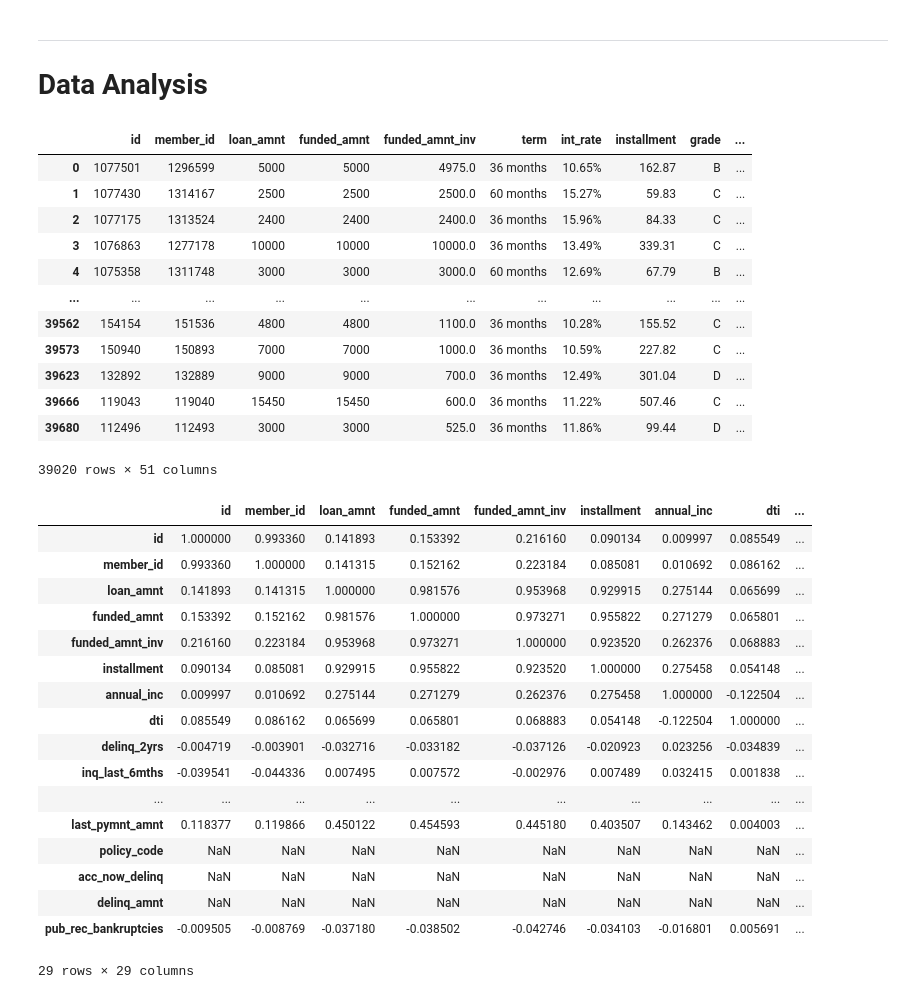
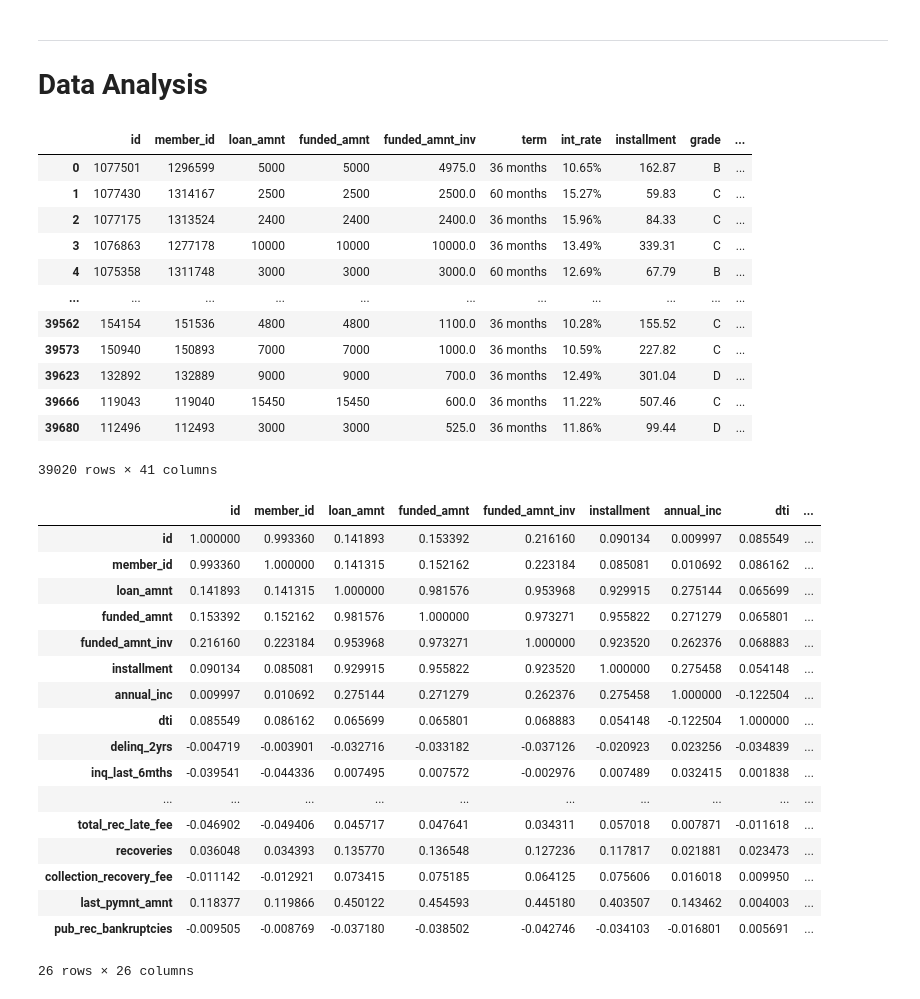
Before and after one commit to SSHarshitta/LendingClubCaseStudy, a Jupyter notebook: Harshitta_Sara.ipynb, the cells around one changed output. Saved outputs shown, nothing was run; the diff lists cells and outputs as text; code cells hidden in the pictures.

```diff
--- a/Harshitta_Sara.ipynb
+++ b/Harshitta_Sara.ipynb
@@ -838,0 +917,2 @@ loan_data2
+# %%
+loan_data2.drop(['emp_title', 'url', 'desc', 'purpose', 'title', 'zip_code'], axis=1, inplace=True)
@@ -838,0 +974,2 @@ loan_data2
+# %%
+loan_data2.drop(['sub_grade'], axis=1, inplace=True)
@@ -838,0 +1004,2 @@ loan_data2
+# %%
+loan_data2.drop(['addr_state'], axis=1, inplace=True)
@@ -838,0 +1016,6 @@ loan_data2
+# %%
+# Converting str type DataFrame column to datetime
+loan_data2['earliest_cr_line_date'] = loan_data2['earliest_cr_line'].apply(lambda x: dt.datetime.strptime(x, '%b-%y') if type(x)==str else pd.NaT)
+loan_data2['issue_date'] = loan_data2['issue_d'].apply(lambda x: dt.datetime.strptime(x, '%b-%y') if type(x)==str else pd.NaT)
+loan_data2['last_pymnt_date'] = loan_data2['last_pymnt_d'].apply(lambda x: dt.datetime.strptime(x, '%b-%y') if type(x)==str else pd.NaT)
+loan_data2['last_credit_pull_date'] = loan_data2['last_credit_pull_d'].apply(lambda x: dt.datetime.strptime(x, '%b-%y') if type(x)==str else pd.NaT)
@@ -841,7 +1046,7 @@ loan_data2
 
 # Data Analysis
 # %%
-loan_data3
+loan_data2
 # %% [output]
 |  | id | member_id | loan_amnt | funded_amnt | funded_amnt_inv | term | int_rate | installment | grade | ... |
 | 0 | 1077501 | 1296599 | 5000 | 5000 | 4975.0 | 36 months | 10.65% | 162.87 | B | ... |
@@ -855,25 +1060,25 @@ loan_data3
 | 39623 | 132892 | 132889 | 9000 | 9000 | 700.0 | 36 months | 12.49% | 301.04 | D | ... |
 | 39666 | 119043 | 119040 | 15450 | 15450 | 600.0 | 36 months | 11.22% | 507.46 | C | ... |
 | 39680 | 112496 | 112493 | 3000 | 3000 | 525.0 | 36 months | 11.86% | 99.44 | D | ... |
-39020 rows × 51 columns
+39020 rows × 41 columns
 # %%
-loan_data3.corr()
+loan_data2.corr()
 # %% [output]
 |  | id | member_id | loan_amnt | funded_amnt | funded_amnt_inv | installment | annual_inc | dti | ... |
 | id | 1.000000 | 0.993360 | 0.141893 | 0.153392 | 0.216160 | 0.090134 | 0.009997 | 0.085549 | ... |
 | member_id | 0.993360 | 1.000000 | 0.141315 | 0.152162 | 0.223184 | 0.085081 | 0.010692 | 0.086162 | ... |
 | loan_amnt | 0.141893 | 0.141315 | 1.000000 | 0.981576 | 0.953968 | 0.929915 | 0.275144 | 0.065699 | ... |
 | funded_amnt | 0.153392 | 0.152162 | 0.981576 | 1.000000 | 0.973271 | 0.955822 | 0.271279 | 0.065801 | ... |
 | funded_amnt_inv | 0.216160 | 0.223184 | 0.953968 | 0.973271 | 1.000000 | 0.923520 | 0.262376 | 0.068883 | ... |
 | installment | 0.090134 | 0.085081 | 0.929915 | 0.955822 | 0.923520 | 1.000000 | 0.275458 | 0.054148 | ... |
 | annual_inc | 0.009997 | 0.010692 | 0.275144 | 0.271279 | 0.262376 | 0.275458 | 1.000000 | -0.122504 | ... |
 | dti | 0.085549 | 0.086162 | 0.065699 | 0.065801 | 0.068883 | 0.054148 | -0.122504 | 1.000000 | ... |
 | delinq_2yrs | -0.004719 | -0.003901 | -0.032716 | -0.033182 | -0.037126 | -0.020923 | 0.023256 | -0.034839 | ... |
 | inq_last_6mths | -0.039541 | -0.044336 | 0.007495 | 0.007572 | -0.002976 | 0.007489 | 0.032415 | 0.001838 | ... |
 | ... | ... | ... | ... | ... | ... | ... | ... | ... | ... |
+| total_rec_late_fee | -0.046902 | -0.049406 | 0.045717 | 0.047641 | 0.034311 | 0.057018 | 0.007871 | -0.011618 | ... |
+| recoveries | 0.036048 | 0.034393 | 0.135770 | 0.136548 | 0.127236 | 0.117817 | 0.021881 | 0.023473 | ... |
+| collection_recovery_fee | -0.011142 | -0.012921 | 0.073415 | 0.075185 | 0.064125 | 0.075606 | 0.016018 | 0.009950 | ... |
 | last_pymnt_amnt | 0.118377 | 0.119866 | 0.450122 | 0.454593 | 0.445180 | 0.403507 | 0.143462 | 0.004003 | ... |
-| policy_code | NaN | NaN | NaN | NaN | NaN | NaN | NaN | NaN | ... |
-| acc_now_delinq | NaN | NaN | NaN | NaN | NaN | NaN | NaN | NaN | ... |
-| delinq_amnt | NaN | NaN | NaN | NaN | NaN | NaN | NaN | NaN | ... |
 | pub_rec_bankruptcies | -0.009505 | -0.008769 | -0.037180 | -0.038502 | -0.042746 | -0.034103 | -0.016801 | 0.005691 | ... |
-29 rows × 29 columns
+26 rows × 26 columns
```
Also changed, not shown: parts of 86 cells of this notebook.
